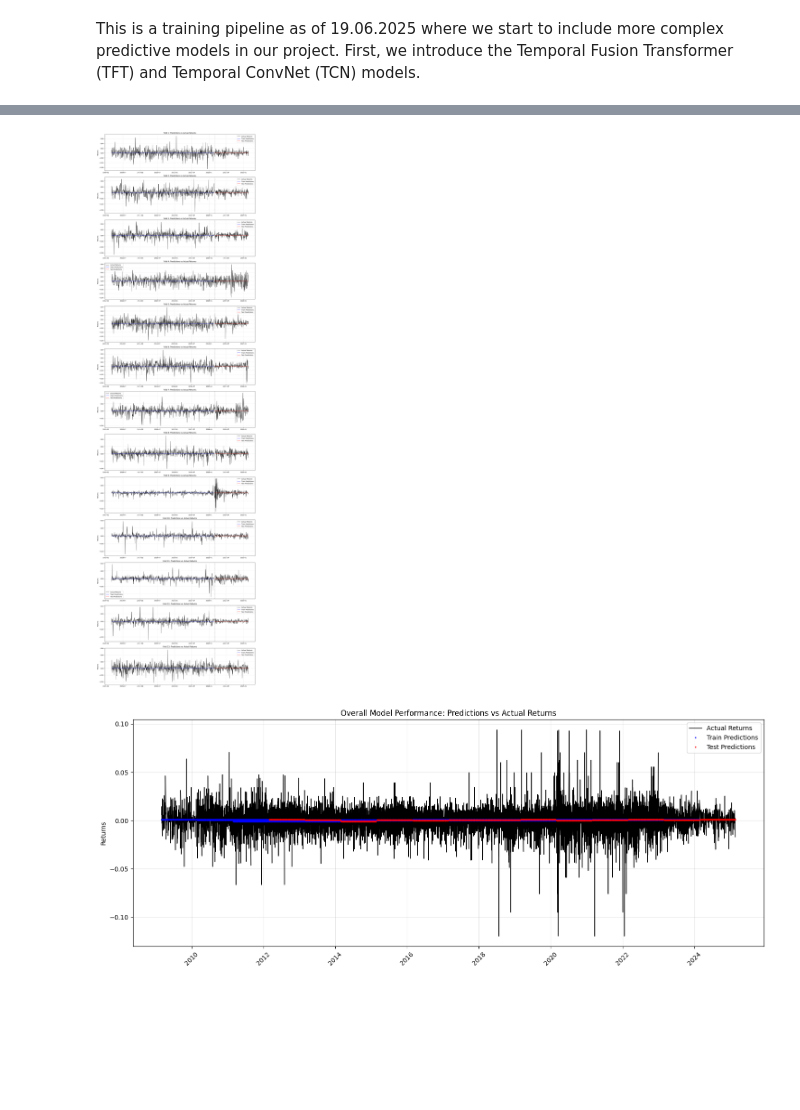
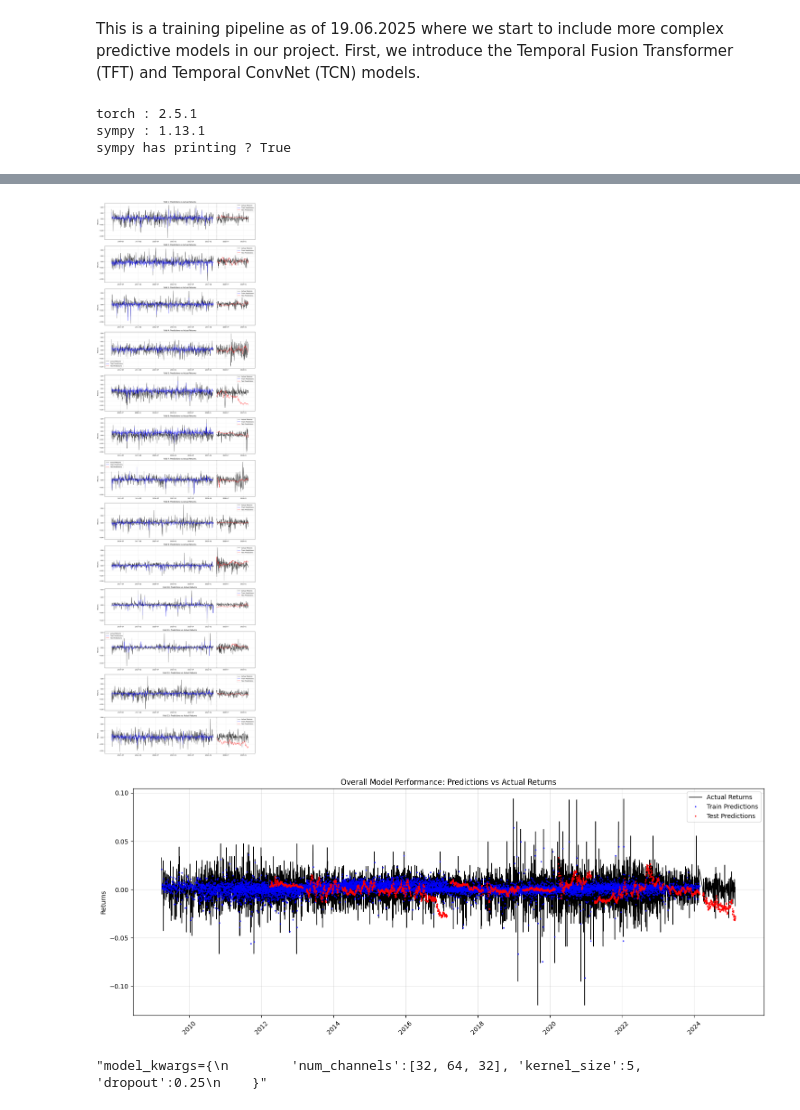
Before and after one commit to konradochedzan/SQTgit, a Jupyter notebook: test3.ipynb, the cells around one changed output, grey strips where cells are left out. Drawn from its saved outputs; the diff is of its cells as text; code cells hidden in the pictures; blank space fills up the shorter version.

```diff
--- a/test3.ipynb
+++ b/test3.ipynb
@@ -2,3 +2,12 @@
 # READ ME
 # %% [markdown]
 This is a training pipeline as of 19.06.2025 where we start to include more complex predictive models in our project. First, we introduce the Temporal Fusion Transformer (TFT) and Temporal ConvNet (TCN) models.
+# %%
+import torch, sympy, inspect, importlib
+print("torch :", torch.__version__)
+print("sympy :", sympy.__version__)
+print("sympy has printing ?", hasattr(sympy, "printing"))
+# %% [output]
+torch : 2.5.1
+sympy : 1.13.1
+sympy has printing ? True
@@ -768,6 +637,47 @@ class SimpleTransformer(nn.Module):
         x = self.dropout(x)             # Additional dropout
         return self.fc(x)               # (B, 1)
 
+class SimpleConvolutional(nn.Module):
+    """
+    1-D CNN for sequence-to-one forecasting.
+    Assumes input tensor shape: (batch, seq_len, n_features)
+    """
+    def __init__(
+        self,
+        input_dim: int,               # -- n_features after any AR-lag concat
+        num_channels: List[int] = [32, 64, 32],
+        kernel_size: int = 5,
+        dropout: float = 0.25,
+        seq_length: int = 12          # 〈NEW – keep default same as pipeline〉
+    ):
+        super(SimpleConvolutional, self).__init__()
+
+        layers, in_channels = [], input_dim
+        for out_channels in num_channels:
+            layers += [
+                nn.Conv1d(in_channels, out_channels,
+                          kernel_size, padding=kernel_size // 2),
+                nn.ReLU(),
+                nn.MaxPool1d(2),
+                nn.Dropout(dropout)
+            ]
+            in_channels = out_channels
+
+        self.conv = nn.Sequential(*layers)
+
+        # ── force length-1 feature map so fc dim is invariant to seq_length ──
+        self.pool = nn.AdaptiveAvgPool1d(1)                   # ← NEW
+        self.fc   = nn.Linear(in_channels, 1)                 # 〈in_channels == last out_channels〉
+
+    def forward(self, x: torch.Tensor) -> torch.Tensor:
+        """
+        x: (batch, seq_len, n_features)
+        """
+        x = x.transpose(1, 2)          # (batch, n_features, seq_len)
+        x = self.conv(x)               # (batch, channels, L)
+        x = self.pool(x)               # (batch, channels, 1)
+        x = x.view(x.size(0), -1)      # (batch, channels)
+        return self.fc(x).squeeze(-1)  # (batch,)
 
 class PositionalEncoding(nn.Module):
     """Add positional encoding to input embeddings."""
@@ -800,21 +710,30 @@ results_tcn = sp500_training_pipeline(
     y=target,
     dates=dates,
     tbill3m=tbill3m_data,
-    model_class=SimpleFeedForward,
-    model_kwargs={
-        'hidden_dim': 100,  # Adjusted for TCN
-        'dropout': 0.1
+   model_class  = SimpleConvolutional,
+    model_type   = 'cnn',                    # or 'simpleconvolutional'
+    model_kwargs = {
+        'num_channels': [32, 64, 32],
+        'kernel_size' : 5,
+        'dropout'     : 0.05
     },
-    model_type='feedforward',
     window_strategy='rolling',
     train_window_years=3,
     test_window_years=1,
     use_autoencoder=True,
     encoding_dim=10,
-    ar_lags=5,
+    seq_length=24,
+    ar_lags=1,
+    batch_size=32,
     epochs=80,
     lr=0.001,
-    plot_results=True
+    plot_results=True,
+    alpha=0.0,
+    l1_ratio=0.0,
 )
+
+"""model_kwargs={
+        'num_channels':[32, 64, 32], 'kernel_size':5, 'dropout':0.25
+    }"""
 # %% [output]
 Starting rolling window training with 13 folds
@@ -837,2 +756,3 @@ Average Test Hit Rate: 53.34% ± 4.79%
-[figure, old version]
+[figure, new version]
-[figure, old version]
+[figure, new version]
+"model_kwargs={\n        'num_channels':[32, 64, 32], 'kernel_size':5, 'dropout':0.25\n    }"
```
Also changed, not shown: parts of 4 cells of this notebook, 2 other files.
